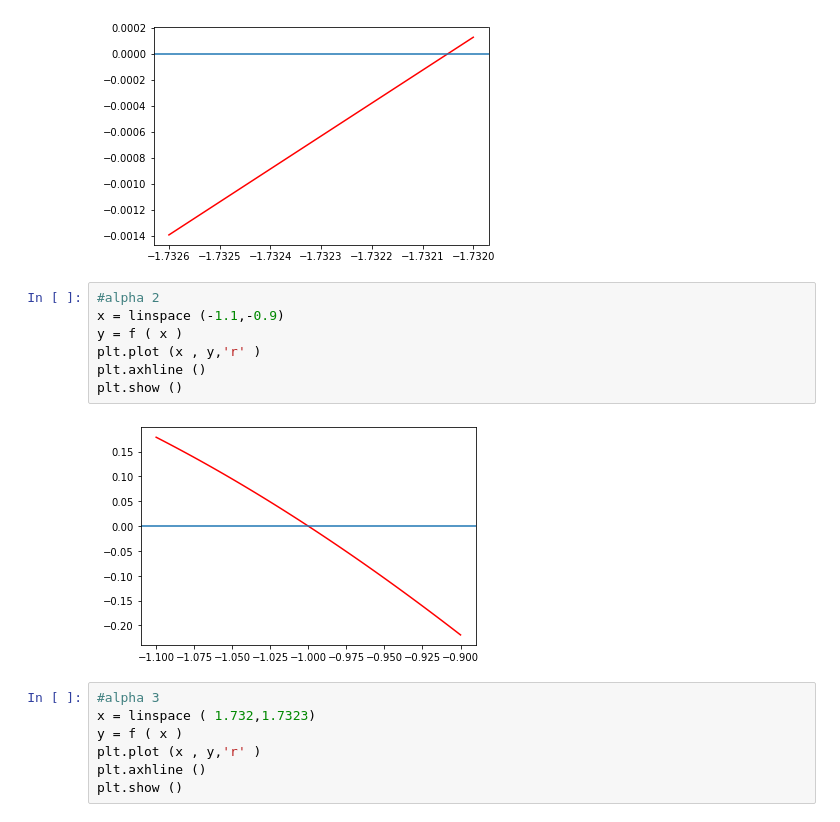
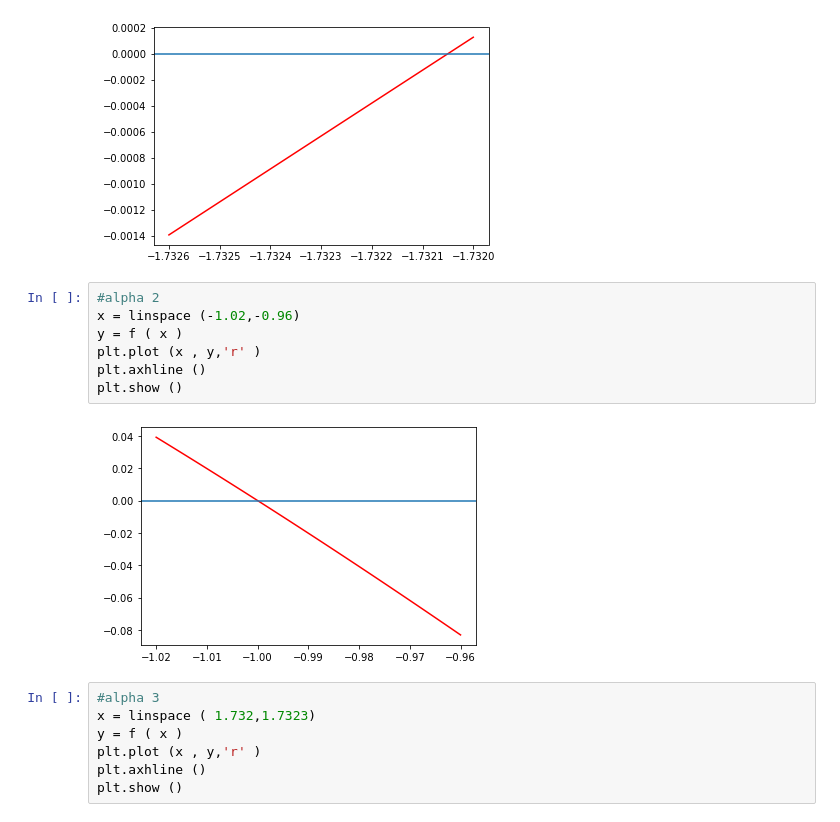
Before and after one commit to RouaZayani/Analyse-Numerique, a Jupyter notebook: Tp1.ipynb, the cells around one changed output. Drawn from its saved outputs; the diff is of its cells as text.

```diff
--- a/Tp1.ipynb
+++ b/Tp1.ipynb
@@ -104,13 +114,13 @@ plt.show ()
 [figure]
 # %%
 #alpha 2
-x = linspace (-1.1,-0.9)
+x = linspace (-1.02,-0.96)
 y = f ( x )
 plt.plot (x , y,'r' )
 plt.axhline ()
 plt.show ()
 # %% [output]
-[figure, old version]
+[figure, new version]
 # %%
 #alpha 3
 x = linspace ( 1.732,1.7323)
```
Also changed, not shown: parts of 7 cells of this notebook.
